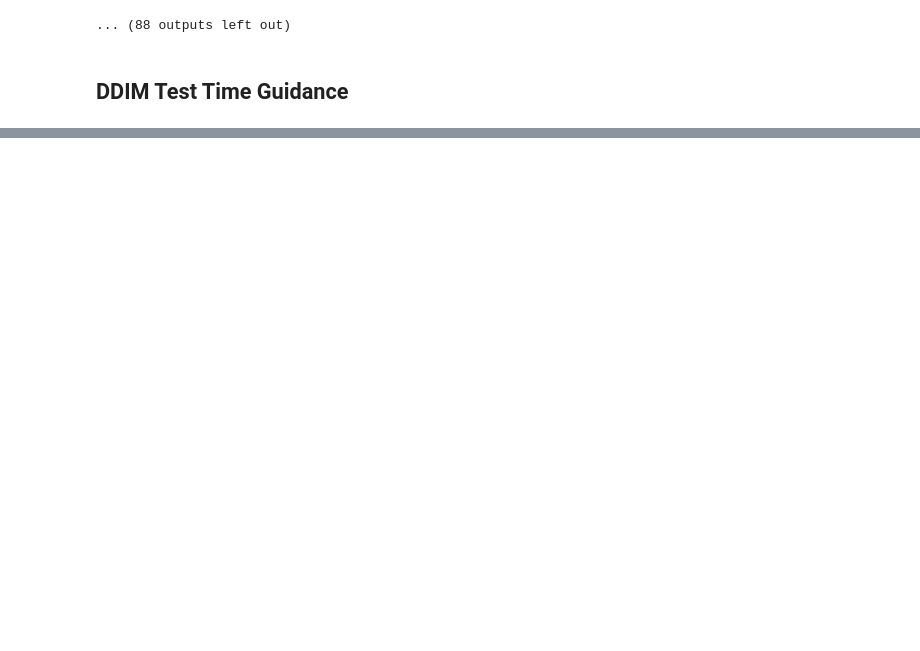
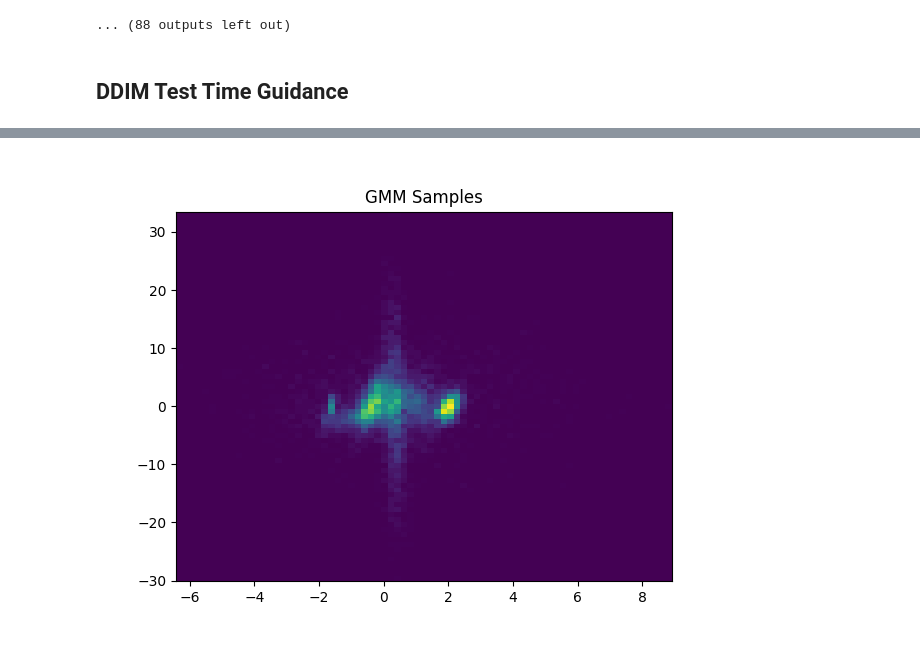
Before and after one commit to juliuserbach/diffusion_playground, a Jupyter notebook: guidance_GMM.ipynb, the cells around one changed output, grey strips where cells are left out. Drawn from its saved outputs; the diff is of its cells as text; code cells hidden in the pictures; blank space fills up the shorter version.

```diff
--- a/guidance_GMM.ipynb
+++ b/guidance_GMM.ipynb
@@ -753,0 +940,16 @@ estimated_samples = traj[-1]
+# %%
+# test gmm model
+gmm = GaussianMixtureModel(10, 2)
+# manually set means and covariances for 2d example
+# gmm.means = nn.Parameter(torch.tensor([[0., 0.], [1., 1.], [-1., -1.]]))
+# print(torch.tril(torch.linalg.cholesky(torch.tensor([[[1., 0.], [0.5, 0.5]], [[0.5, 0.5], [0.5, 1.]], [[1., 0.], [0., 1.]]]))).shape)
+# gmm.L = nn.Parameter(torch.tril(torch.linalg.cholesky(torch.tensor([[[1., 0.], [0.5, 0.5]], [[0.5, 0.5], [0.5, 1.]], [[1., 0.], [0., 1.]]]))))
+# gmm.weights = nn.Parameter(torch.tensor([0.3, 0.5, 0.2]))
+samples = gmm.sample(10000).detach().cpu().numpy()
+# plot histogram
+plt.figure()
+plt.hist2d(samples[:,0], samples[:,1], bins=75)
+plt.title('GMM Samples')
+plt.show()
+# %% [output]
+[figure, added]
```
Also changed, not shown: parts of 18 cells of this notebook.
